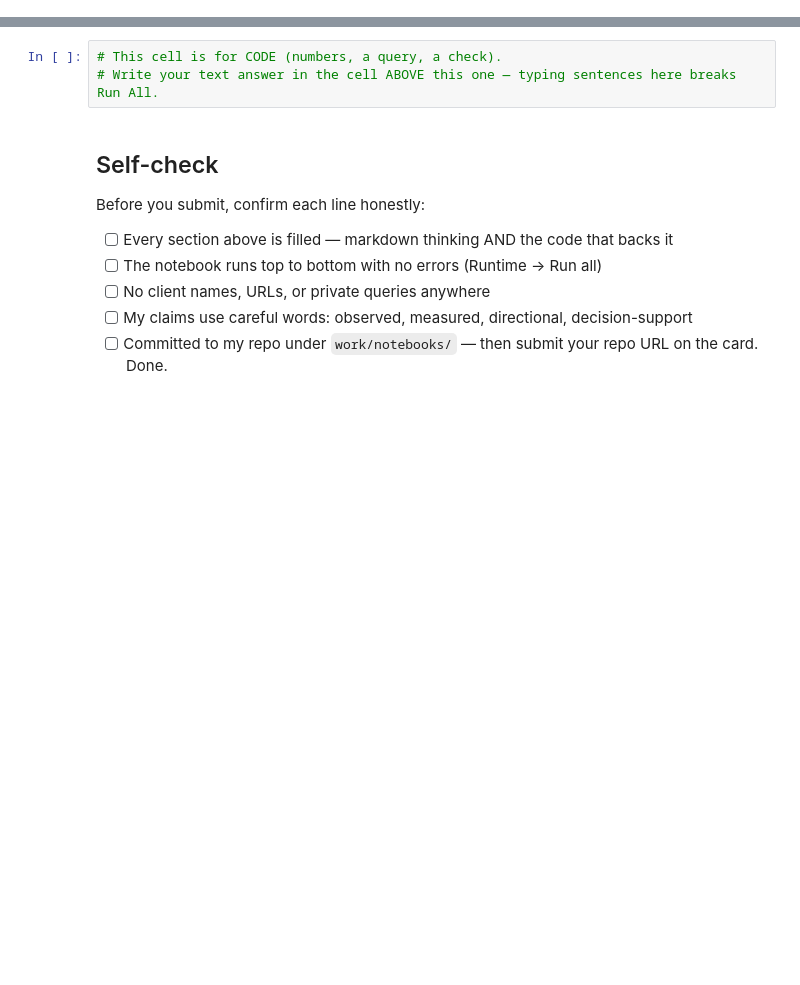
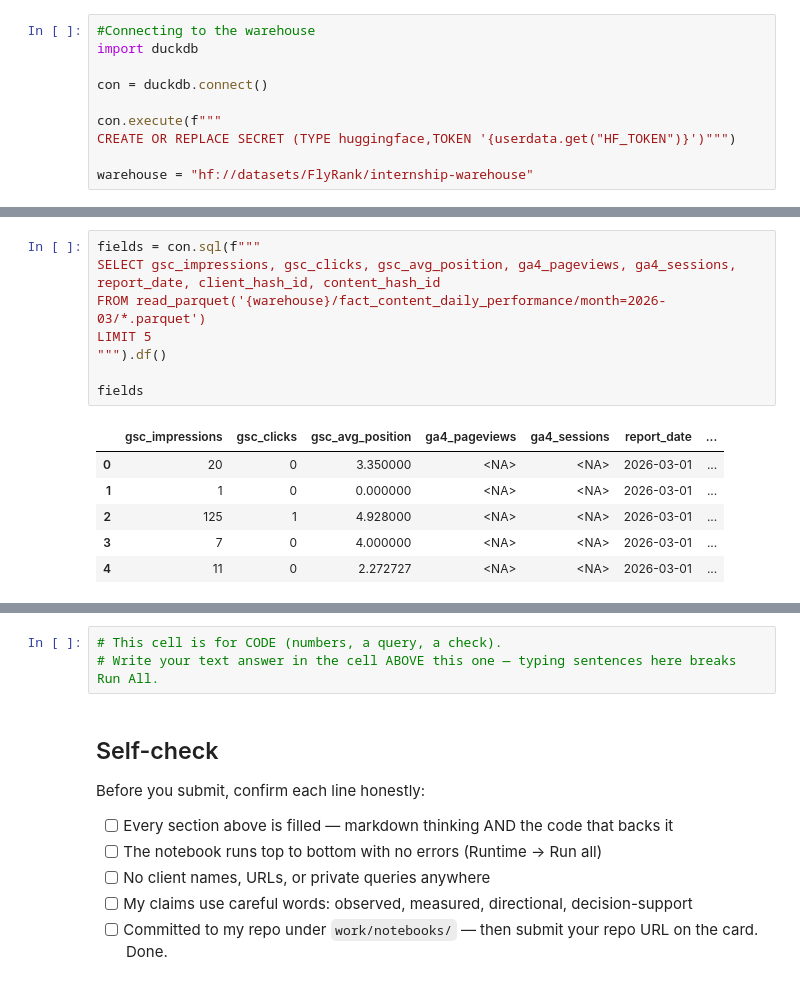
Before and after one commit to Ahsan-Qadeer/FlyRank-ML, a Jupyter notebook: work/notebooks/w03_data_contract.ipynb, the cells around one changed output, grey strips where cells are left out. Saved outputs shown, nothing was run; the diff lists cells and outputs as text; blank space fills up the shorter version.

```diff
--- a/work/notebooks/w03_data_contract.ipynb
+++ b/work/notebooks/w03_data_contract.ipynb
@@ -33,0 +17,10 @@ This skeleton is yours to fill. Work the sections **in order** — each one has
+# %%
+#Connecting to the warehouse
+import duckdb
+
+con = duckdb.connect()
+
+con.execute(f"""
+CREATE OR REPLACE SECRET (TYPE huggingface,TOKEN '{userdata.get("HF_TOKEN")}')""")
+
+warehouse = "hf://datasets/FlyRank/internship-warehouse"
@@ -33,0 +81,15 @@ This skeleton is yours to fill. Work the sections **in order** — each one has
+# %%
+fields = con.sql(f"""
+SELECT gsc_impressions, gsc_clicks, gsc_avg_position, ga4_pageviews, ga4_sessions, report_date, client_hash_id, content_hash_id
+FROM read_parquet('{warehouse}/fact_content_daily_performance/month=2026-03/*.parquet')
+LIMIT 5
+""").df()
+
+fields
+# %% [output]
+|  | gsc_impressions | gsc_clicks | gsc_avg_position | ga4_pageviews | ga4_sessions | report_date | ... |
+| 0 | 20 | 0 | 3.350000 | <NA> | <NA> | 2026-03-01 | ... |
+| 1 | 1 | 0 | 0.000000 | <NA> | <NA> | 2026-03-01 | ... |
+| 2 | 125 | 1 | 4.928000 | <NA> | <NA> | 2026-03-01 | ... |
+| 3 | 7 | 0 | 4.000000 | <NA> | <NA> | 2026-03-01 | ... |
+| 4 | 11 | 0 | 2.272727 | <NA> | <NA> | 2026-03-01 | ... |
```
Also changed, not shown: parts of 14 cells of this notebook.
